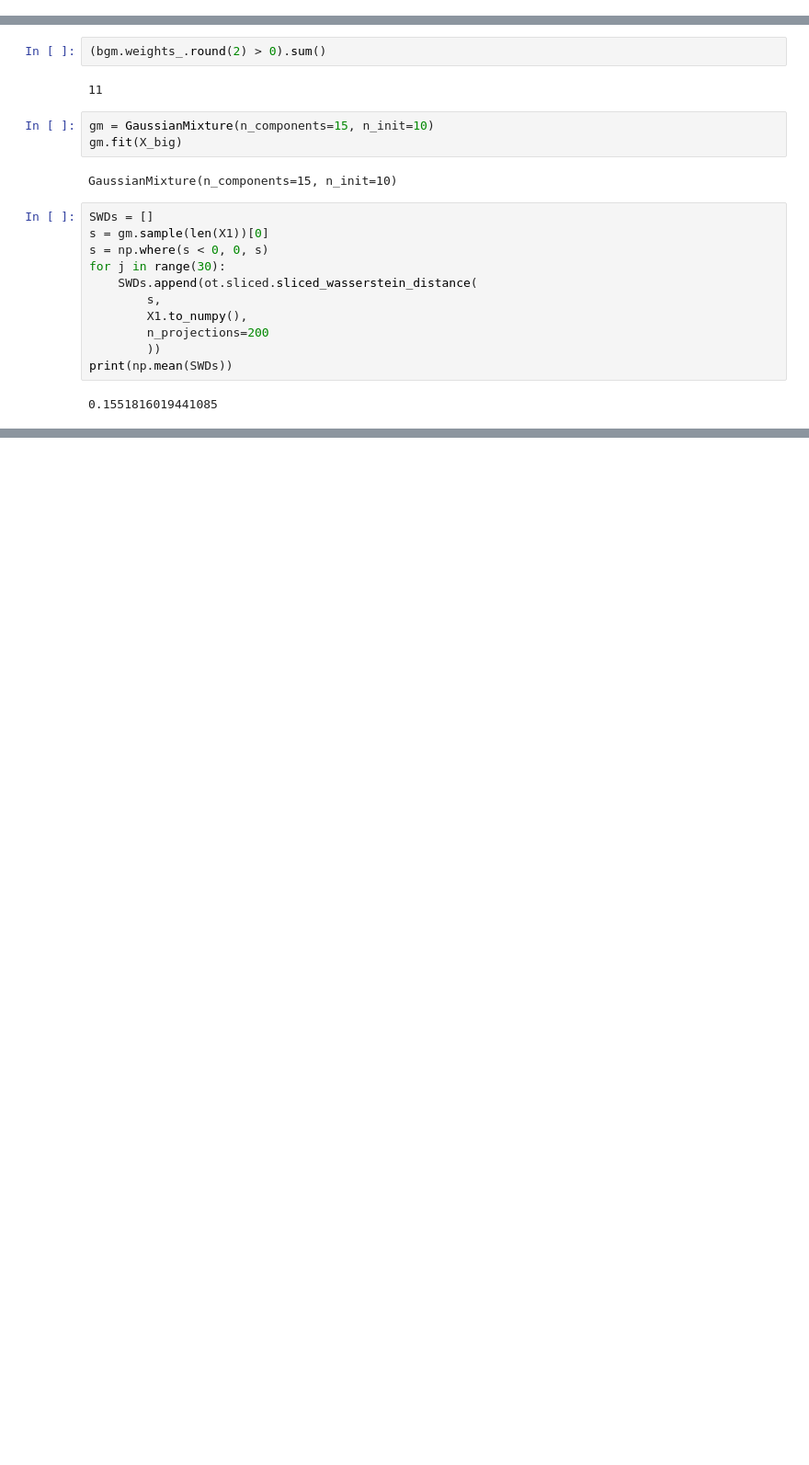
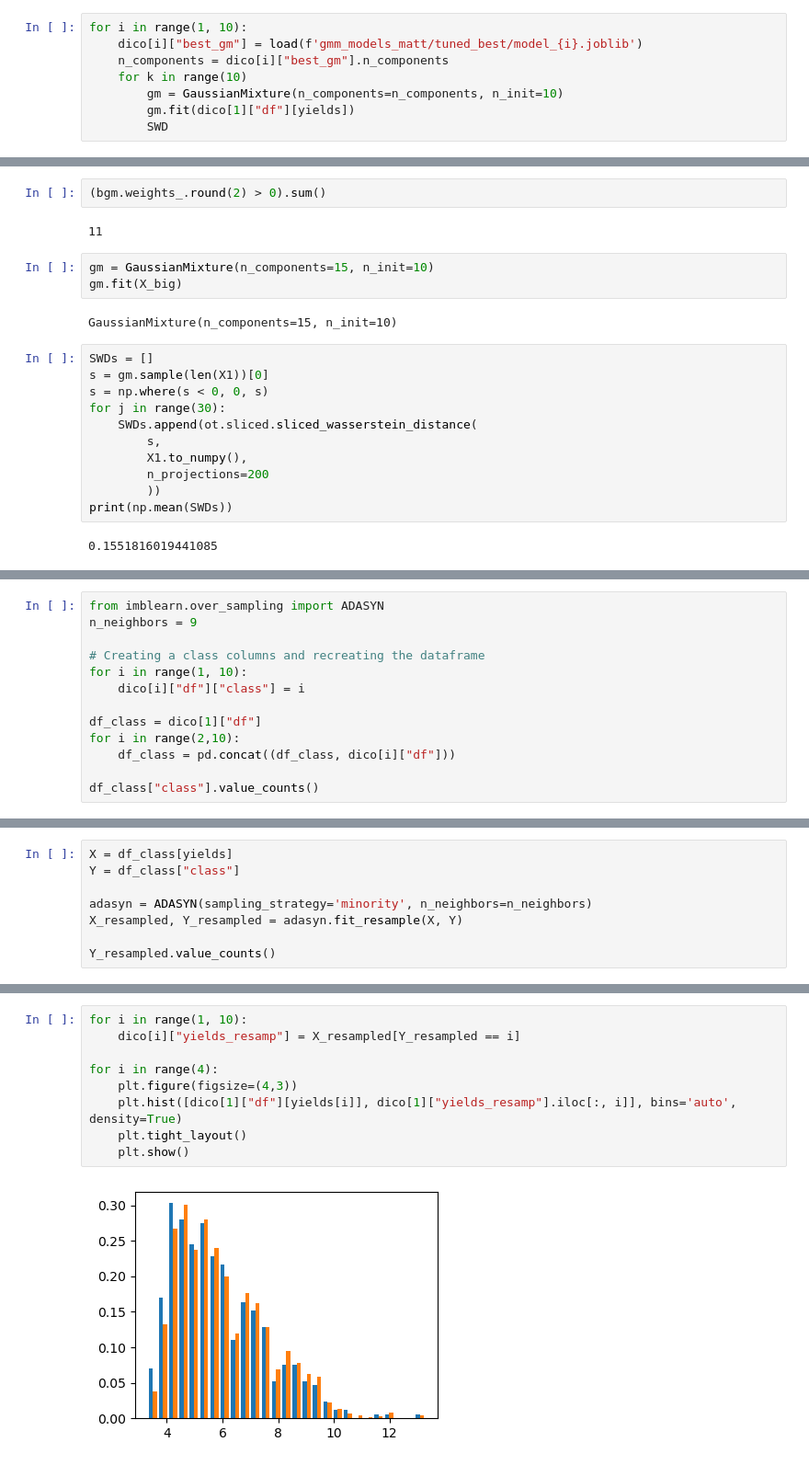
Before and after one commit to FrancoisLbrn/genhack3_crazy_farmers, a Jupyter notebook: matt_GMM.ipynb, the cells around one changed output, grey strips where cells are left out. Shown at 92% size. Saved outputs shown, nothing was run; the diff lists cells and outputs as text; blank space fills up the shorter version.

```diff
--- a/matt_GMM.ipynb
+++ b/matt_GMM.ipynb
@@ -353,0 +482,8 @@ for i in range(1, 10):
+# %%
+for i in range(1, 10):
+    dico[i]["best_gm"] = load(f'gmm_models_matt/tuned_best/model_{i}.joblib')
+    n_components = dico[i]["best_gm"].n_components
+    for k in range(10)
+        gm = GaussianMixture(n_components=n_components, n_init=10)
+        gm.fit(dico[1]["df"][yields])
+        SWD
@@ -442,0 +591,13 @@ print(np.mean(SWDs))
+# %%
+from imblearn.over_sampling import ADASYN
+n_neighbors = 9
+
+# Creating a class columns and recreating the dataframe
+for i in range(1, 10):
+    dico[i]["df"]["class"] = i
+
+df_class = dico[1]["df"]
+for i in range(2,10):
+    df_class = pd.concat((df_class, dico[i]["df"]))
+
+df_class["class"].value_counts()
@@ -442,0 +615,8 @@ print(np.mean(SWDs))
+# %%
+X = df_class[yields]
+Y = df_class["class"]
+
+adasyn = ADASYN(sampling_strategy='minority', n_neighbors=n_neighbors)
+X_resampled, Y_resampled = adasyn.fit_resample(X, Y)
+
+Y_resampled.value_counts()
@@ -442,0 +634,11 @@ print(np.mean(SWDs))
+# %%
+for i in range(1, 10):
+    dico[i]["yields_resamp"] = X_resampled[Y_resampled == i]
+
+for i in range(4):
+    plt.figure(figsize=(4,3))
+    plt.hist([dico[1]["df"][yields[i]], dico[1]["yields_resamp"].iloc[:, i]], bins='auto', density=True)
+    plt.tight_layout()
+    plt.show()
+# %% [output]
+[figure, added]
```
Also changed, not shown: parts of 24 cells of this notebook, 19 other files.
